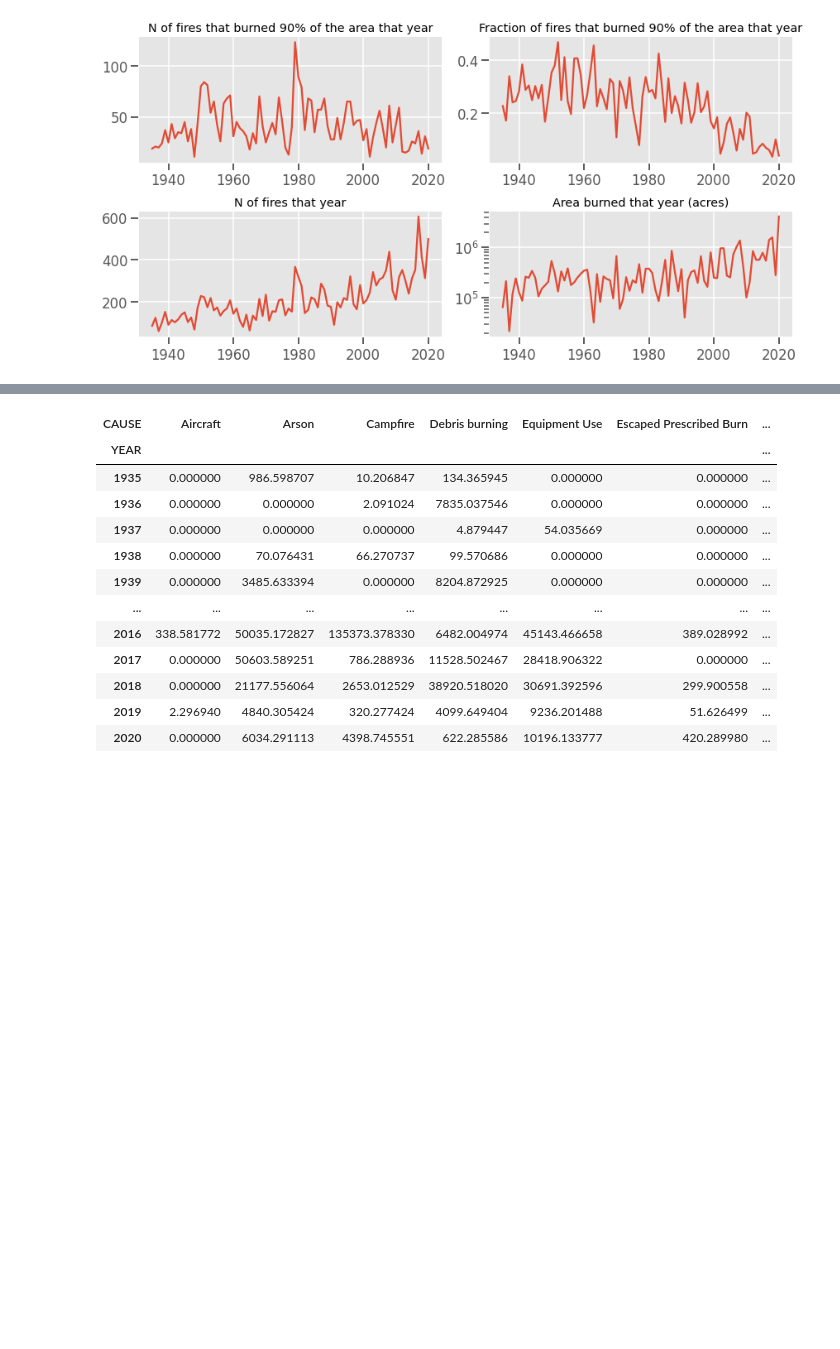
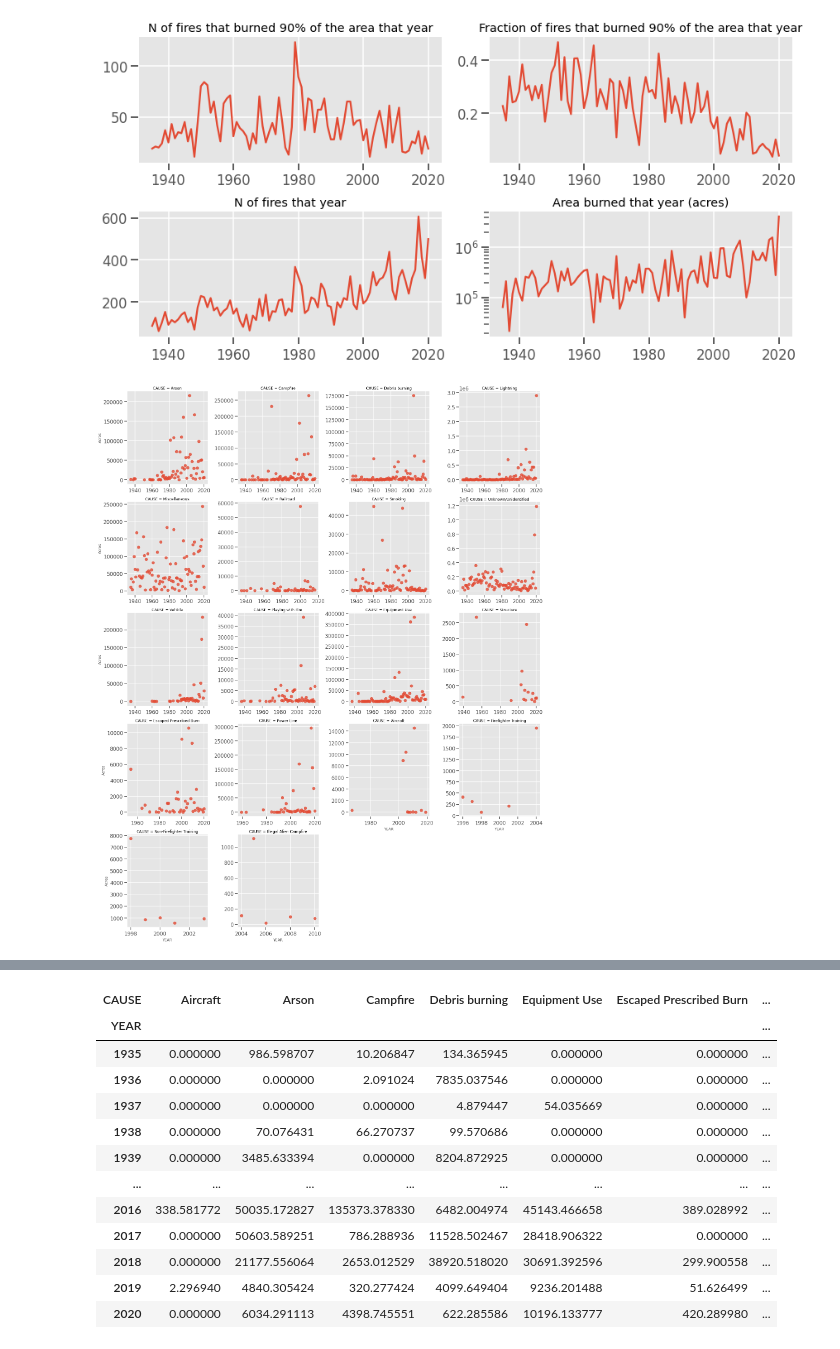
Before and after one commit to jlricon/open_nintil, a Jupyter notebook: wildfires/Analysis.ipynb, the cells around one changed output, grey strips where cells are left out. Saved outputs shown, nothing was run; the diff lists cells and outputs as text; code cells hidden in the pictures; blank space fills up the shorter version.

```diff
--- a/wildfires/Analysis.ipynb
+++ b/wildfires/Analysis.ipynb
@@ -89,6 +89,19 @@ plt.title('Area burned that year (acres)')
 plt.savefig('figures/fraction_fires.jpeg')
 # %% [output]
 [figure]
+# %%
+# What are the worse causes?
+t=frame[["YEAR","CAUSE","GIS_ACRES"]]
+t=t.groupby(['YEAR','CAUSE']).sum().reset_index()
+#t.GIS_ACRES=np.log(t.GIS_ACRES)
+sns.lmplot(x="YEAR", y="Acres", col="CAUSE",data=t.rename(columns={"GIS_ACRES":'Acres'}),
+           col_wrap=4,height=5,sharey=False,sharex=False,fit_reg=False
+           )
+#plt.gca().set(yscale="log")
+#plt.tight_layout()
+plt.savefig('figures/fire_causes.jpeg')
+# %% [output]
+[figure, added]
 # %%
 # What are the worse causes?
 t=frame[["YEAR","CAUSE","GIS_ACRES"]]
```
Also changed, not shown: parts of 20 cells of this notebook, 1 other file.
